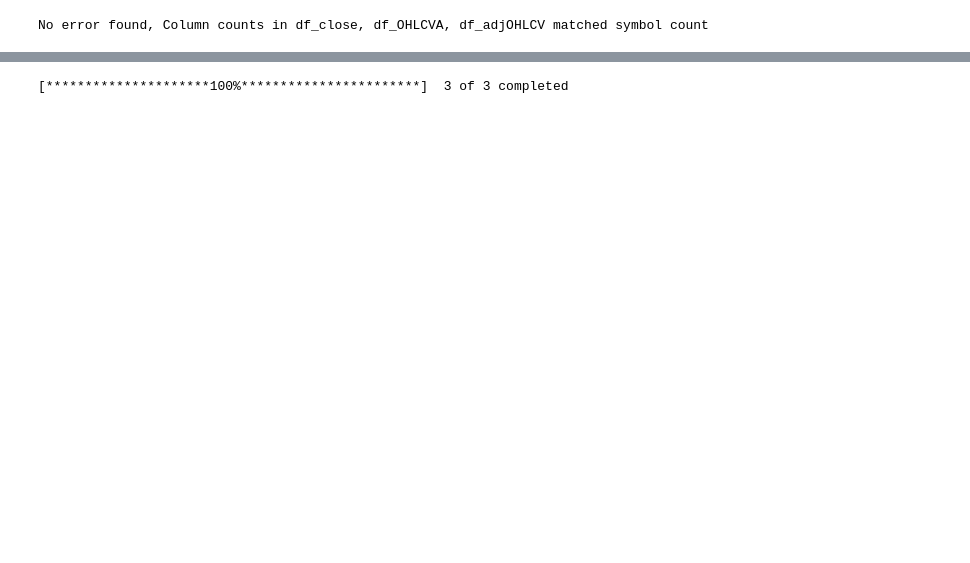
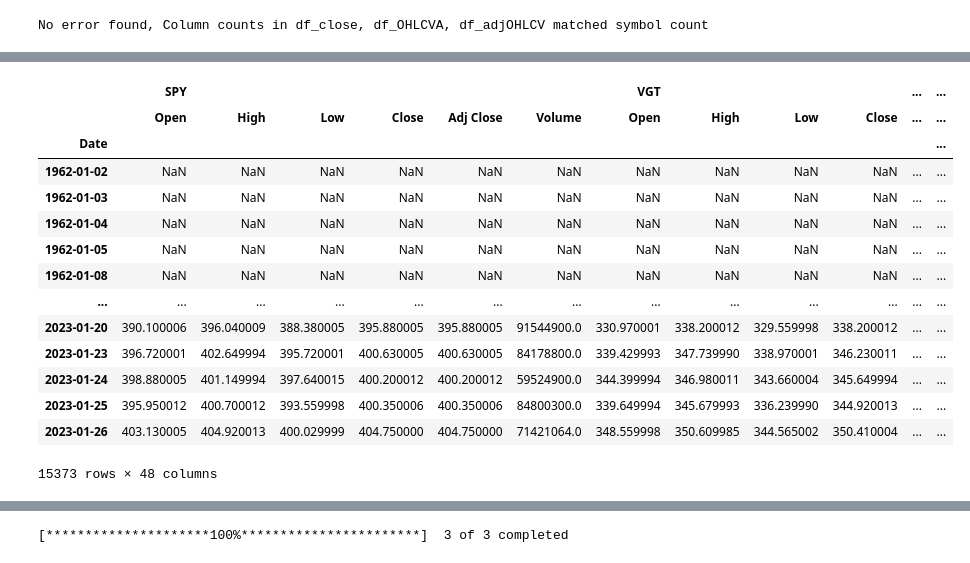
Before and after one commit to pympk/py379, a Jupyter notebook: yf_0AdjOHLV_download_chunks.ipynb, the cells around one changed output, grey strips where cells are left out. Saved outputs shown, nothing was run; the diff lists cells and outputs as text; code cells hidden in the pictures; blank space fills up the shorter version.

```diff
--- a/yf_0AdjOHLV_download_chunks.ipynb
+++ b/yf_0AdjOHLV_download_chunks.ipynb
@@ -128,7 +128,7 @@ No errors found.  Symbols' 'Adjusted Close' matched Yahoo symbols' Close
 #  each chunk must have more than 1 symbol, otherwise, symbol won't appear as column name
 symbols_in_file = read_symbols_file(filename_symbols)
 # TODO add list of SPY, VGT, FTSM, QQQ, BNDX
-symbols_add = ['SPY', 'VGT', 'FTSM', 'QQQ', 'BNDX']
+symbols_add = ['SPY', 'VGT', 'FTSM', 'QQQ', 'BNDX', 'USO', 'JJC', 'BCI']
 symbols = symbols_in_file + symbols_add
 
 symbols_chunks = chunked_list(symbols, 400)  # e.g. [['A', 'BB', ...], ['CC', 'DD', ...], ..., ['Z', 'ZWS', ...]]
@@ -386,5 +397,23 @@ _df
 # %%
 _df = pickle_load(path_data_dump, filename_pickled_df_OHLCVA_downloaded)  # save OHLCA data
+# %%
+_df[symbols_add]
+# %% [output]
+|  | SPY |  |  |  |  |  | VGT |  |  |  | ... | ... |
+|  | Open | High | Low | Close | Adj Close | Volume | Open | High | Low | Close | ... | ... |
+| Date |  |  |  |  |  |  |  |  |  |  |  | ... |
+| 1962-01-02 | NaN | NaN | NaN | NaN | NaN | NaN | NaN | NaN | NaN | NaN | ... | ... |
+| 1962-01-03 | NaN | NaN | NaN | NaN | NaN | NaN | NaN | NaN | NaN | NaN | ... | ... |
+| 1962-01-04 | NaN | NaN | NaN | NaN | NaN | NaN | NaN | NaN | NaN | NaN | ... | ... |
+| 1962-01-05 | NaN | NaN | NaN | NaN | NaN | NaN | NaN | NaN | NaN | NaN | ... | ... |
+| 1962-01-08 | NaN | NaN | NaN | NaN | NaN | NaN | NaN | NaN | NaN | NaN | ... | ... |
+| ... | ... | ... | ... | ... | ... | ... | ... | ... | ... | ... | ... | ... |
+| 2023-01-20 | 390.100006 | 396.040009 | 388.380005 | 395.880005 | 395.880005 | 91544900.0 | 330.970001 | 338.200012 | 329.559998 | 338.200012 | ... | ... |
+| 2023-01-23 | 396.720001 | 402.649994 | 395.720001 | 400.630005 | 400.630005 | 84178800.0 | 339.429993 | 347.739990 | 338.970001 | 346.230011 | ... | ... |
+| 2023-01-24 | 398.880005 | 401.149994 | 397.640015 | 400.200012 | 400.200012 | 59524900.0 | 344.399994 | 346.980011 | 343.660004 | 345.649994 | ... | ... |
+| 2023-01-25 | 395.950012 | 400.700012 | 393.559998 | 400.350006 | 400.350006 | 84800300.0 | 339.649994 | 345.679993 | 336.239990 | 344.920013 | ... | ... |
+| 2023-01-26 | 403.130005 | 404.920013 | 400.029999 | 404.750000 | 404.750000 | 71421064.0 | 348.559998 | 350.609985 | 344.565002 | 350.410004 | ... | ... |
+15373 rows × 48 columns
 # %%
 _df[test_symbols[-1]].iloc[s_start:s_end]
 # %% [output]
```
Also changed, not shown: parts of 13 cells of this notebook, 3 other files.
